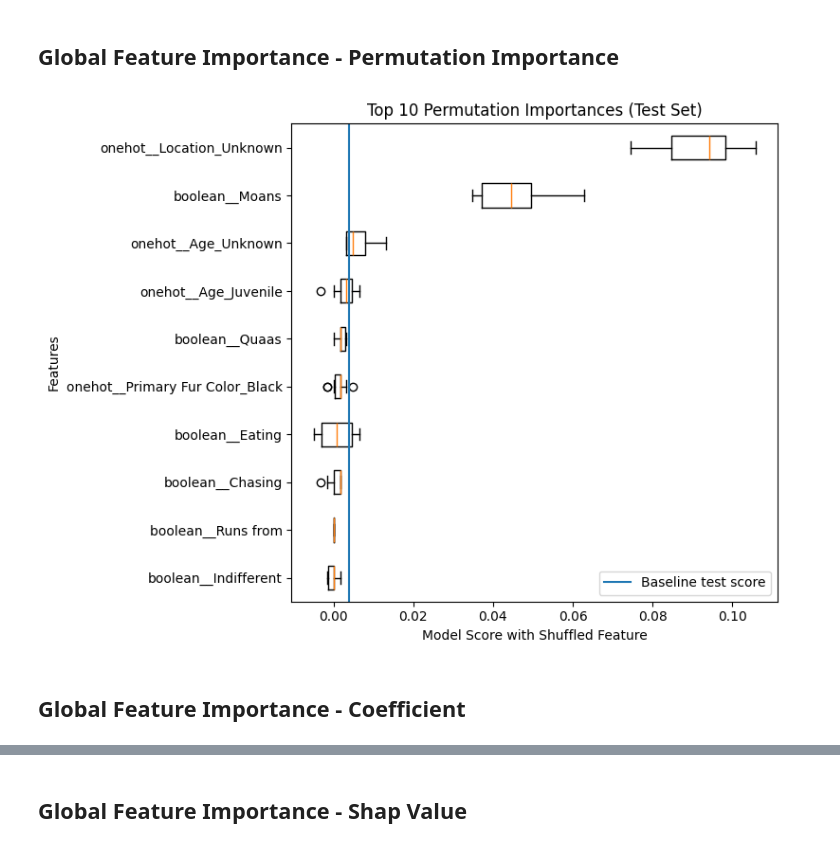
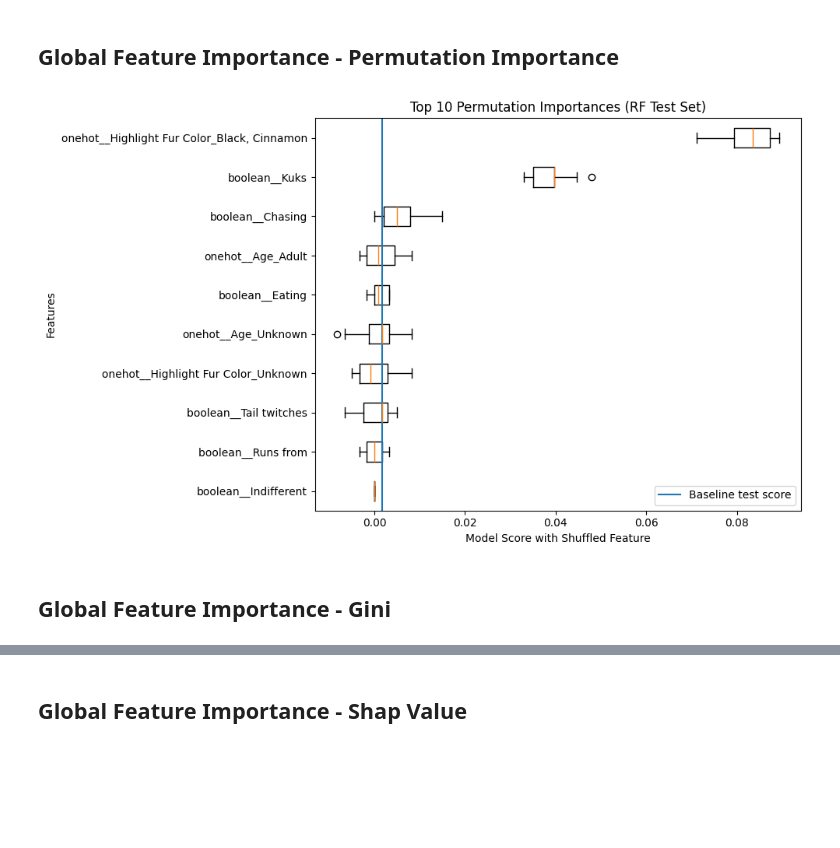
Before and after one commit to xiaoke-song/1030project_squirrels, a Jupyter notebook: src/friendly_squirrel.ipynb, the cells around one changed output, grey strips where cells are left out. Drawn from its saved outputs; the diff is of its cells as text; code cells hidden in the pictures; blank space fills up the shorter version.

```diff
--- a/src/friendly_squirrel.ipynb
+++ b/src/friendly_squirrel.ipynb
@@ -517,7 +566,7 @@ Runs from              bool
 dtype: object
 # %%
 # Define different-types features
-categorical_ftrs = ['Shift', 'Age', 'Primary Fur Color', 'Location']
+categorical_ftrs = ['Shift', 'Age', 'Primary Fur Color', 'Location', 'Highlight Fur Color']
 boolean_ftrs = ['Running', 'Chasing', 'Climbing', 'Eating', 'Foraging',
                 'Kuks', 'Quaas', 'Moans', 'Tail flags', 'Tail twitches',
                 'Indifferent', 'Runs from']
@@ -634,7 +694,7 @@ plt.show()
 ## Random Forest ##
 # %%
 param_grid = {
-    'randomforestclassifier__max_depth': [1, 3, 10, 30],
+    'randomforestclassifier__max_depth': [1, 3, 10, 30, 100],
     'randomforestclassifier__max_features': [0.01, 0.1, 0.5, 1]}
 nr_states = 5
 rf_test_scores = []
@@ -715,7 +783,7 @@ plt.show()
 # %%
 param_grid = {
     'svc__gamma': [0.1, 1, 10, 100],
-    'svc__C': [0.01, 0.1, 1]}
+    'svc__C': [0.01, 0.1, 1, 10]}
 nr_states = 5
 svc_test_scores = []
 svc_final_models = []
@@ -852,15 +868,0 @@ Test Precision std: 0.07021795962836984
-# %%
-# Draw confusion matrix to check if our model did not always predict majority class
-best_fold_index = max(range(len(knn_test_scores)), key=lambda i: knn_test_scores[i])
-best_model = knn_final_models[best_fold_index].best_estimator_
-
-X_other, X_test, y_other, y_test = train_test_split(X, y, test_size=0.2, stratify=y, random_state=42 * best_fold_index)
-
-y_test_pred = best_model.predict(X_test)
-
-cm = confusion_matrix(y_test, y_test_pred, labels=[0, 1])
-disp = ConfusionMatrixDisplay(confusion_matrix=cm, display_labels=["Unfriendly", "Friendly"])
-plt.figure(figsize=(6, 6))
-disp.plot(values_format='d')
-plt.title(f"Confusion Matrix for Random Forest (Best Test Fold: {best_fold_index + 1})")
-plt.show()
@@ -1038,23 +1076,25 @@ df_test.head()
 # %%
 from sklearn.inspection import permutation_importance
 
 feature_names = preprocessor.get_feature_names_out()
 result = permutation_importance(best_model.named_steps['randomforestclassifier'], df_test, rf_test_sets[best_index][1], n_repeats = 10, random_state = 0)
 
 importances = result.importances
 sorted_indices = np.argsort(importances.mean(axis=1))[::-1][:10]
 reverse_indices = sorted_indices[::-1]
 
-plt.figure(figsize=(8, 6))
+plt.figure(figsize=(10, 6))
 plt.boxplot(importances[reverse_indices].T, vert=False, labels=np.array(feature_names)[sorted_indices[:10]])
 plt.axvline(result.importances_mean.mean(), label='Baseline test score')
-plt.title("Top 10 Permutation Importances (Test Set)")
+plt.title("Top 10 Permutation Importances (RF Test Set)")
 plt.xlabel("Model Score with Shuffled Feature")
 plt.ylabel("Features")
 plt.legend()
 plt.tight_layout()
+# save_path = os.path.join(os.path.expanduser("~"), "Desktop", "Global_Permutation_Importances.png")
+# plt.savefig(save_path, format='png', dpi=300, bbox_inches='tight')
 plt.show()
 # %% [output]
-[figure, old version]
+[figure, new version]
 # %% [markdown]
-## Global Feature Importance - Coefficient ##
+## Global Feature Importance - Gini ##
```
Also changed, not shown: parts of 41 cells of this notebook, 16 other files.
